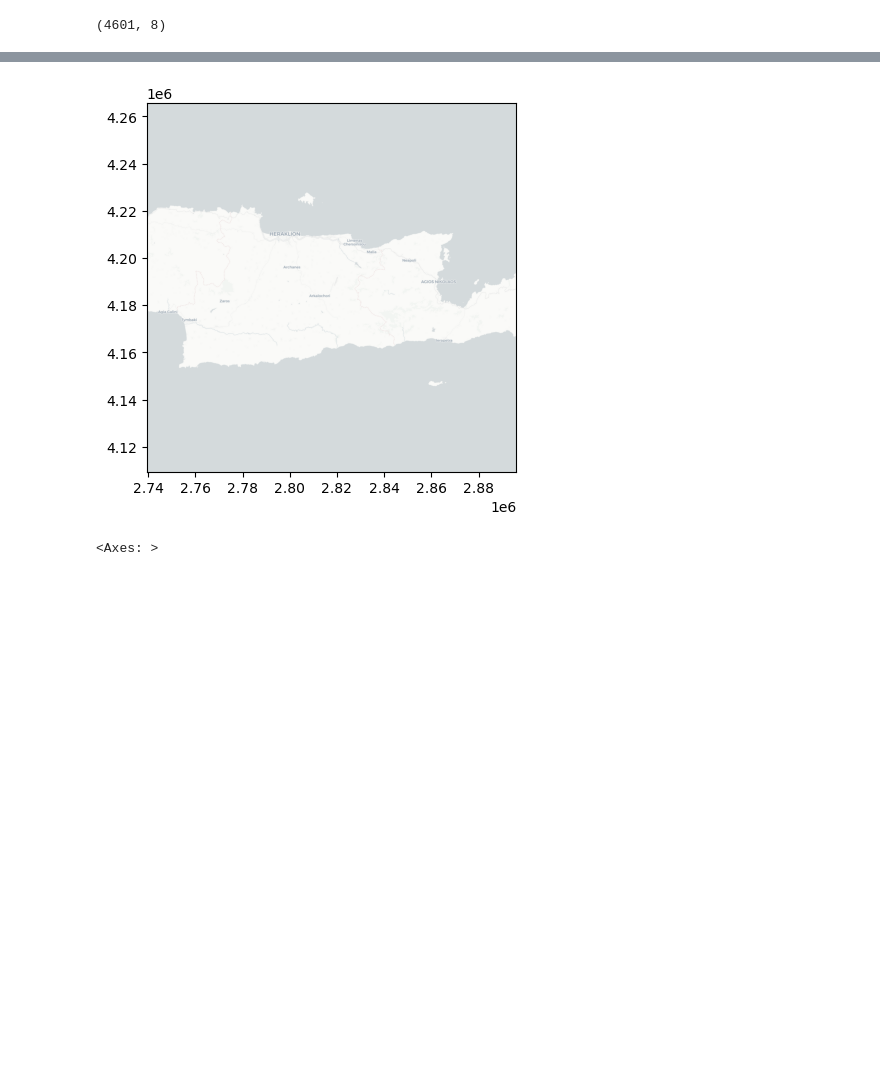
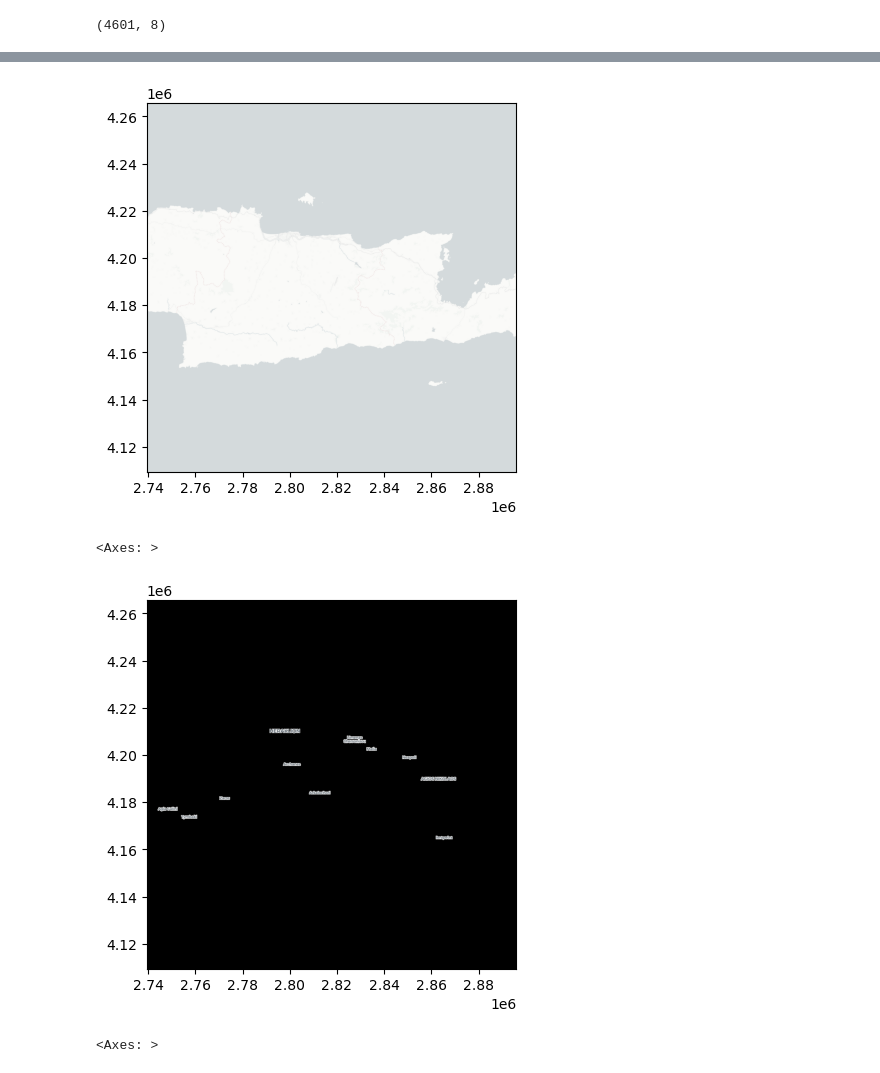
Before and after one commit to MarKo-ctrl/earthquakes, a Jupyter notebook: earthquakes.ipynb, the cells around one changed output, grey strips where cells are left out. Cells and saved outputs as stored; diff of their text form; code cells hidden in the pictures; blank space fills up the shorter version.

```diff
--- a/earthquakes.ipynb
+++ b/earthquakes.ipynb
@@ -183,6 +196,10 @@ _ = cx.bounds2raster(w, s, e, n,
 # %%
-with rasterio.open('data/heraklion.tif') as h:
+with rasterio.open('data/heraklion_no_labels.tif') as h:
     rioshow(h)
+with rasterio.open('data/heraklion_only_labels.tif') as h:
+    rioshow(h)
 # %% [output]
-[figure, old version]
+[figure, new version]
 <Axes: >
+[figure, added]
+<Axes: >
```
Also changed, not shown: parts of 18 cells of this notebook, 2 other files.
